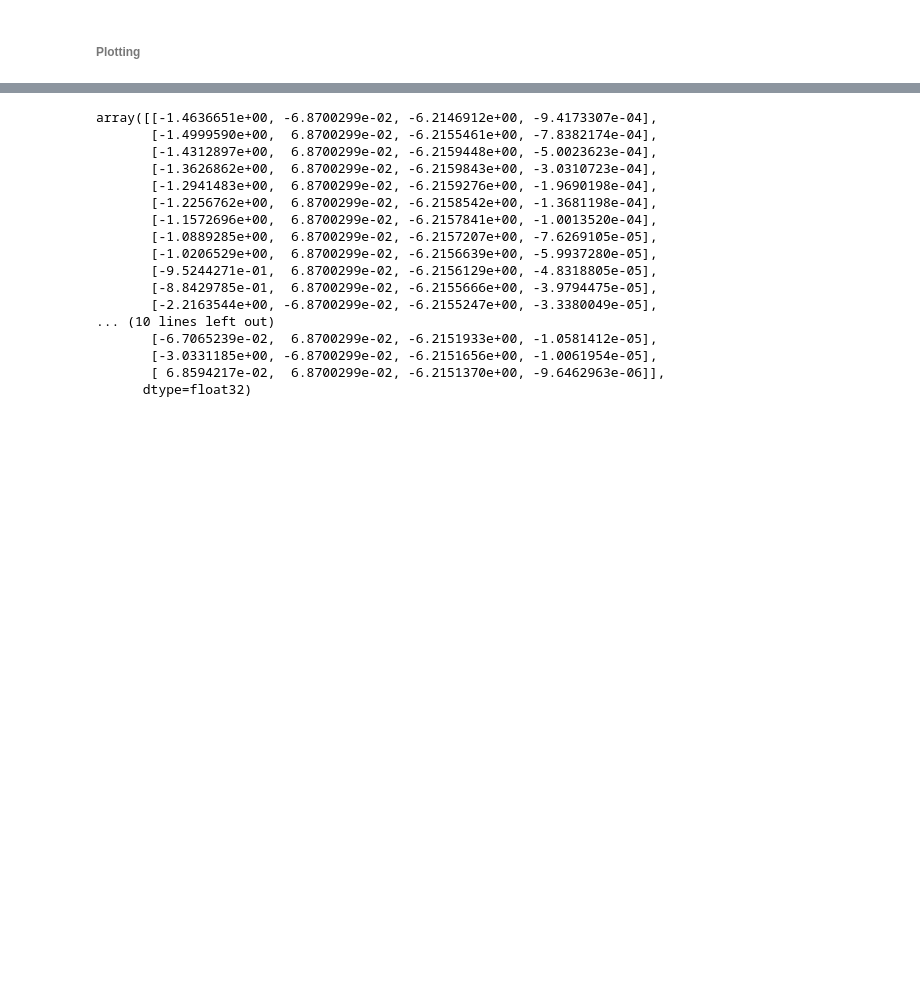
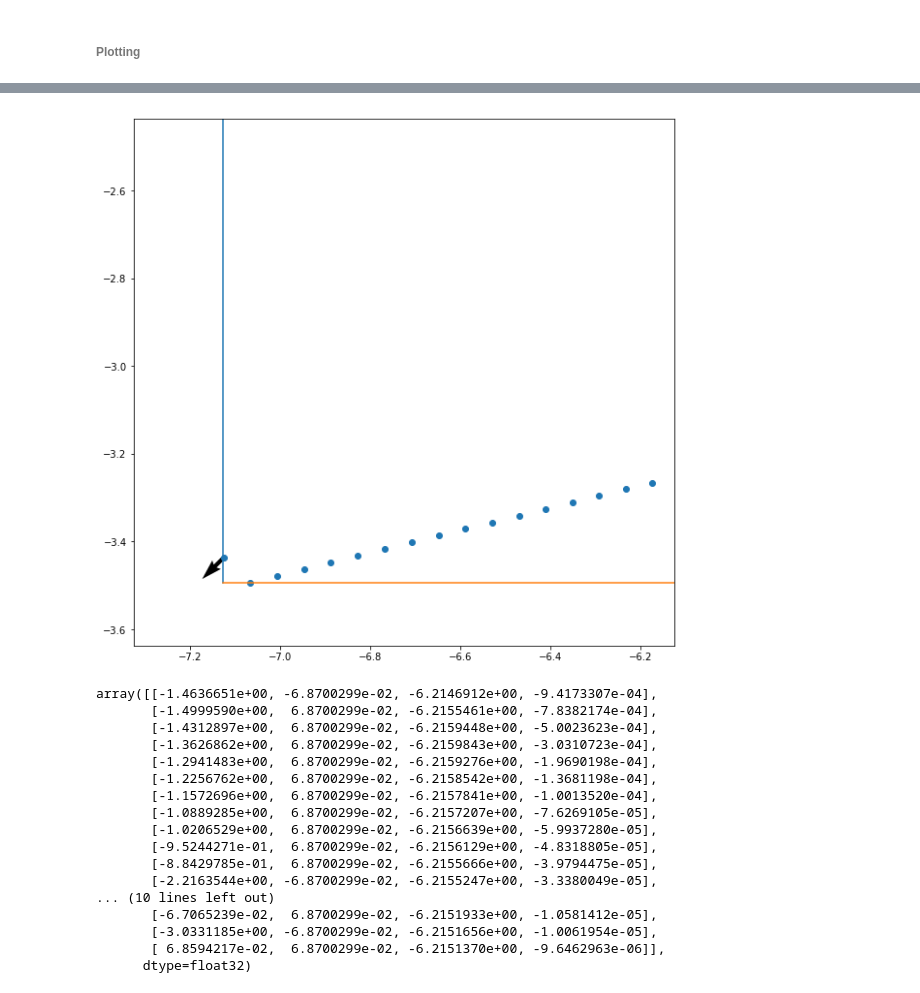
Before and after one commit to Muruniiduk/modularnns, a Jupyter notebook: pretrained_model.ipynb, the cells around one changed output, grey strips where cells are left out. Saved outputs shown, nothing was run; the diff lists cells and outputs as text; code cells hidden in the pictures; blank space fills up the shorter version.

```diff
--- a/pretrained_model.ipynb
+++ b/pretrained_model.ipynb
@@ -342,3 +331,7 @@ plt.plot([b1,b1],[c1,c2])
+# %%
+fig.sa
+# %% [output]
+[figure, added]
 # %%
 # save_model(module, 'module')
 # save_model(model_2d, 'model_2d')
```
Also changed, not shown: parts of 8 cells of this notebook, 1 other file.
